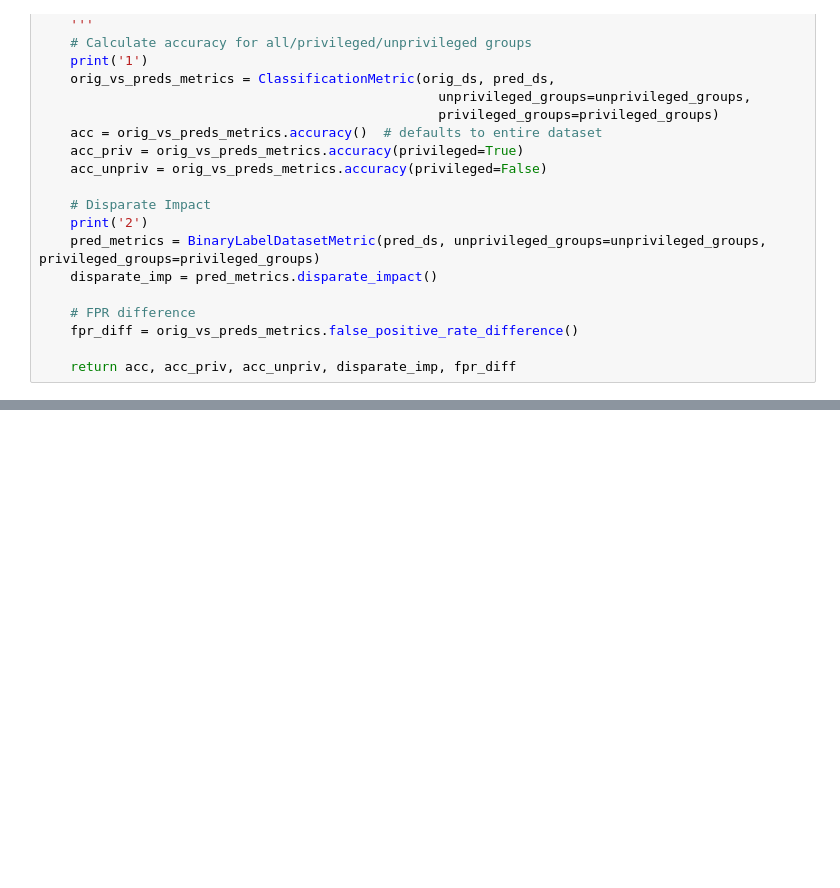
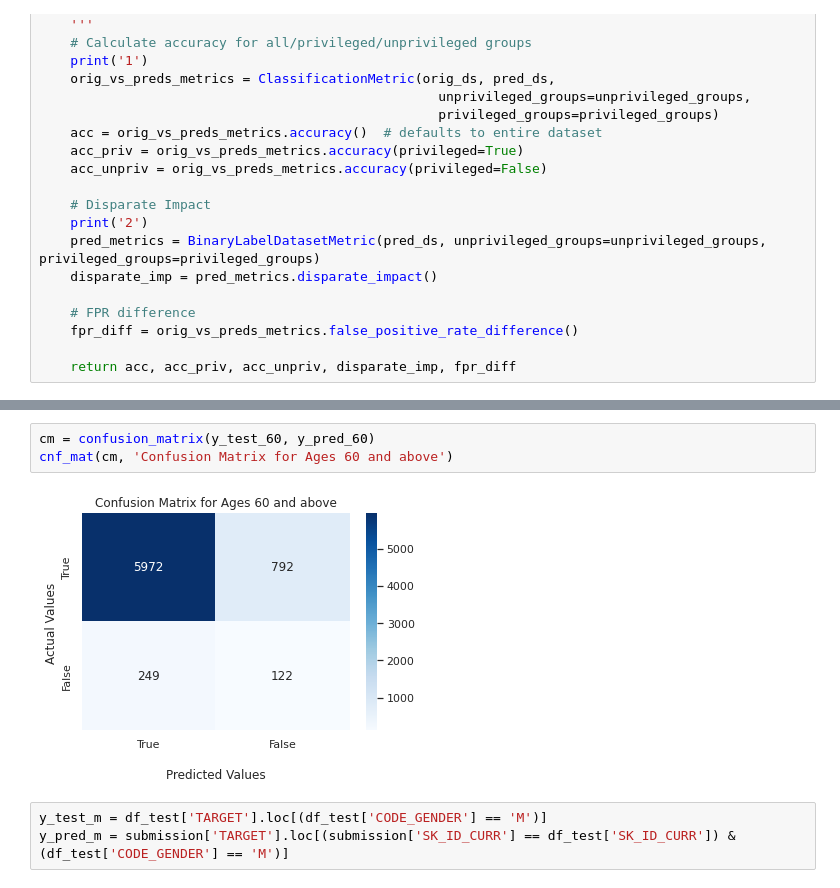
Before and after one commit to jonathanlu02/credit_risk, a Jupyter notebook: ADS_Analysis.ipynb, the cells around one changed output, grey strips where cells are left out. Drawn from its saved outputs; the diff is of its cells as text; blank space fills up the shorter version.

```diff
--- a/ADS_Analysis.ipynb
+++ b/ADS_Analysis.ipynb
@@ -750,0 +805,8 @@ fairness_metrics[3]
+# %%
+cm = confusion_matrix(y_test_60, y_pred_60)
+cnf_mat(cm, 'Confusion Matrix for Ages 60 and above')
+# %% [output]
+[figure, added]
+# %%
+y_test_m = df_test['TARGET'].loc[(df_test['CODE_GENDER'] == 'M')]
+y_pred_m = submission['TARGET'].loc[(submission['SK_ID_CURR'] == df_test['SK_ID_CURR']) & (df_test['CODE_GENDER'] == 'M')]
```
Also changed, not shown: parts of 30 cells of this notebook.
